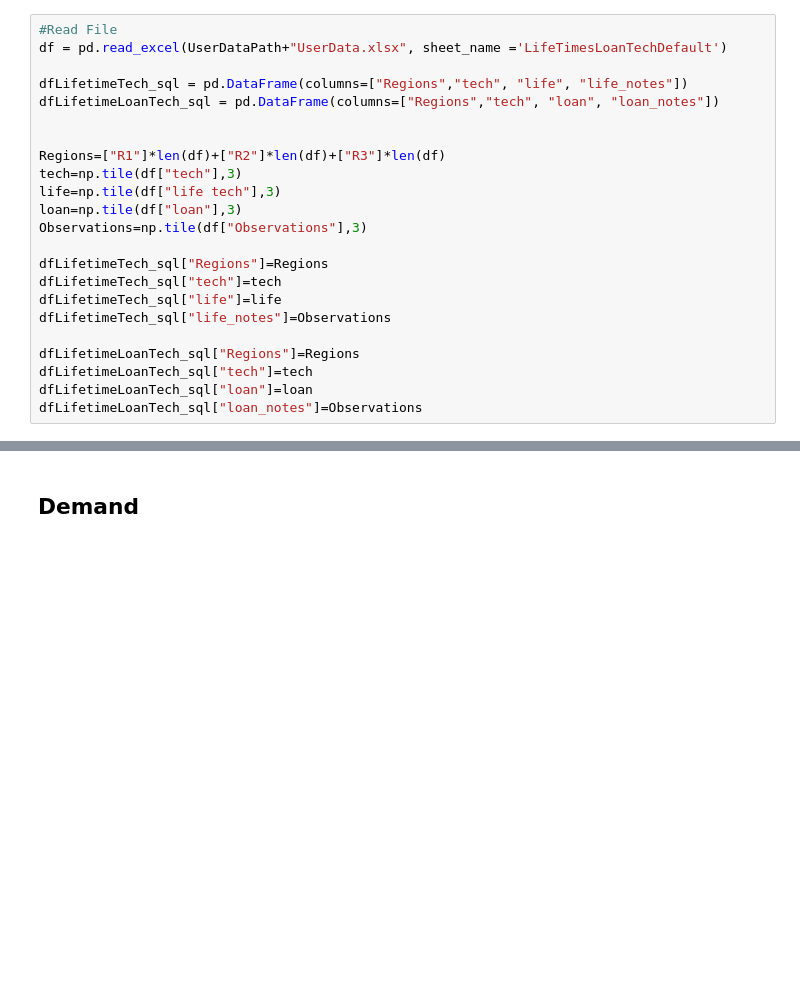
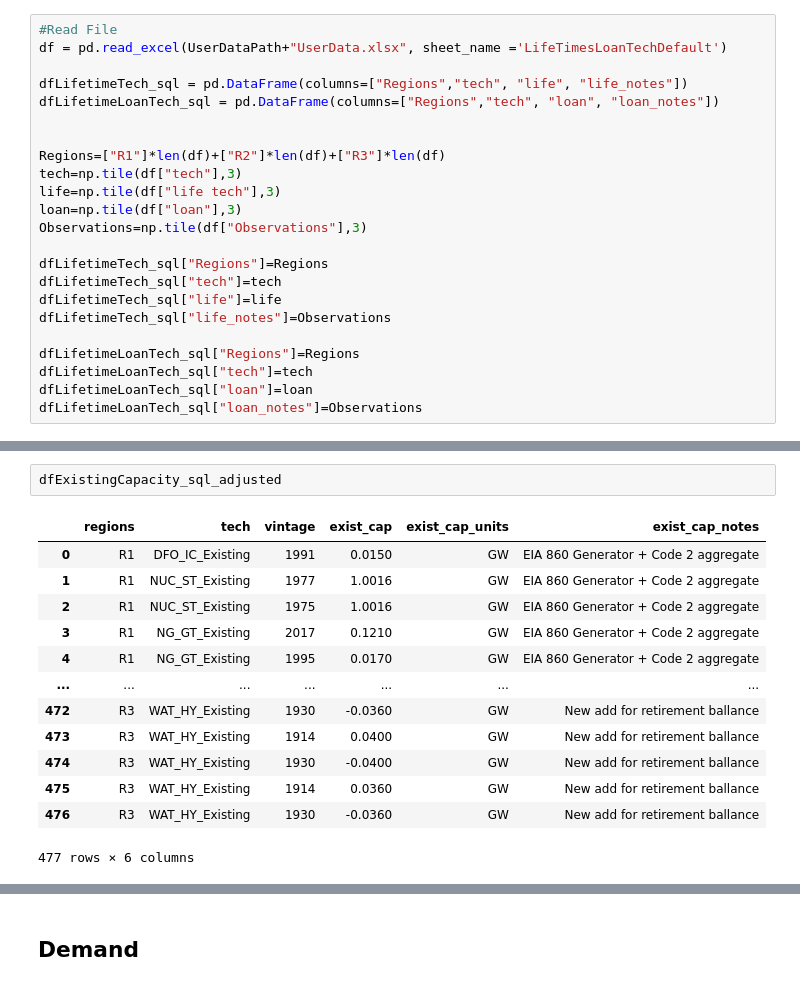
Before and after one commit to vaduraes/TemoaHurricane_V2, a Jupyter notebook: CreateBaseDeck/Excel2Sql.ipynb, the cells around one changed output, grey strips where cells are left out. Cells and saved outputs as stored; diff of their text form; blank space fills up the shorter version.

```diff
--- a/CreateBaseDeck/Excel2Sql.ipynb
+++ b/CreateBaseDeck/Excel2Sql.ipynb
@@ -421,0 +508,16 @@ dfLifetimeLoanTech_sql["loan_notes"]=Observations
+# %%
+dfExistingCapacity_sql_adjusted
+# %% [output]
+|  | regions | tech | vintage | exist_cap | exist_cap_units | exist_cap_notes |
+| 0 | R1 | DFO_IC_Existing | 1991 | 0.0150 | GW | EIA 860 Generator + Code 2 aggregate |
+| 1 | R1 | NUC_ST_Existing | 1977 | 1.0016 | GW | EIA 860 Generator + Code 2 aggregate |
+| 2 | R1 | NUC_ST_Existing | 1975 | 1.0016 | GW | EIA 860 Generator + Code 2 aggregate |
+| 3 | R1 | NG_GT_Existing | 2017 | 0.1210 | GW | EIA 860 Generator + Code 2 aggregate |
+| 4 | R1 | NG_GT_Existing | 1995 | 0.0170 | GW | EIA 860 Generator + Code 2 aggregate |
+| ... | ... | ... | ... | ... | ... | ... |
+| 472 | R3 | WAT_HY_Existing | 1930 | -0.0360 | GW | New add for retirement ballance |
+| 473 | R3 | WAT_HY_Existing | 1914 | 0.0400 | GW | New add for retirement ballance |
+| 474 | R3 | WAT_HY_Existing | 1930 | -0.0400 | GW | New add for retirement ballance |
+| 475 | R3 | WAT_HY_Existing | 1914 | 0.0360 | GW | New add for retirement ballance |
+| 476 | R3 | WAT_HY_Existing | 1930 | -0.0360 | GW | New add for retirement ballance |
+477 rows × 6 columns
```
Also changed, not shown: parts of 11 cells of this notebook, 3 other files.
